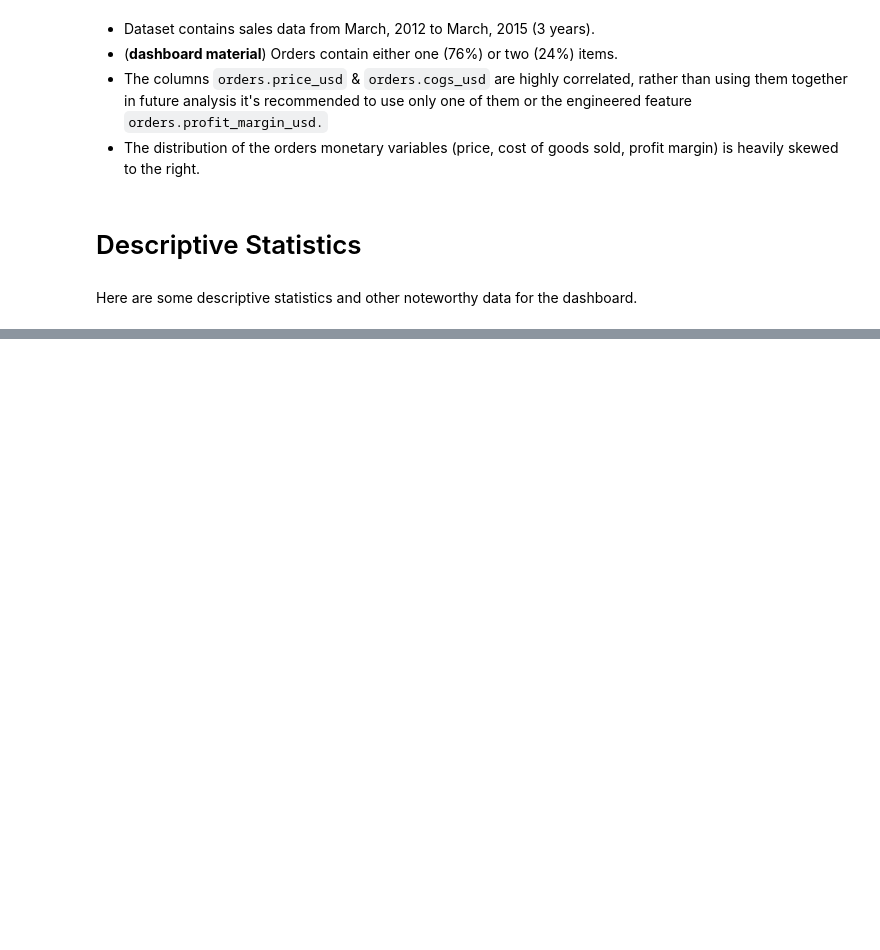
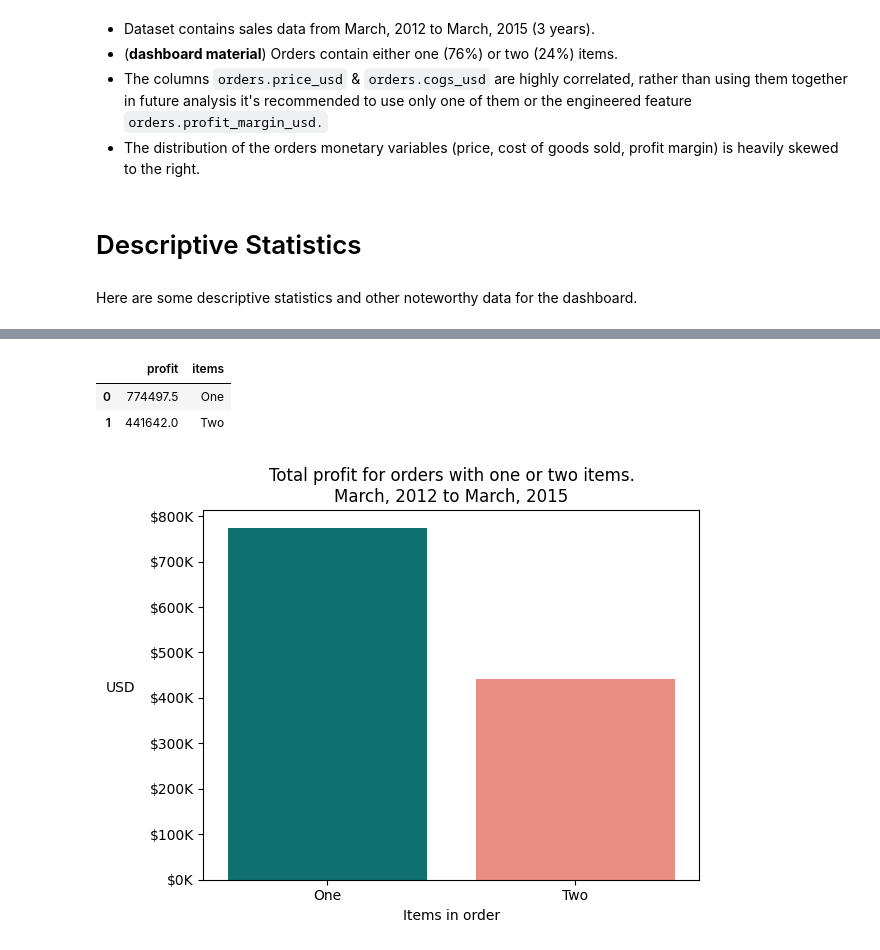
Before and after one commit to efrenchavez/2026_01_Toy_Store_E-Commerce, a Jupyter notebook: jupyter/eda.ipynb, the cells around one changed output, grey strips where cells are left out. Saved outputs shown, nothing was run; the diff lists cells and outputs as text; code cells hidden in the pictures; blank space fills up the shorter version.

```diff
--- a/jupyter/eda.ipynb
+++ b/jupyter/eda.ipynb
@@ -1059,0 +1094,22 @@ Here are some descriptive statistics and other noteworthy data for the dashboard
+# %%
+pie_chart_data = pd.DataFrame(
+    [orders[orders['items_purchased'] == 1]['profit_margin_usd'].sum(),
+     orders[orders['items_purchased'] == 2]['profit_margin_usd'].sum()])
+pie_chart_data = pie_chart_data.rename(columns={pie_chart_data.columns[0]: 'profit'})
+pie_chart_data['items'] = ['One', 'Two']
+pie_chart_data
+# %% [output]
+|  | profit | items |
+| 0 | 774497.5 | One |
+| 1 | 441642.0 | Two |
+# %%
+ax = sns.barplot(data=pie_chart_data, x='items', y='profit', hue='items',
+                 palette=['teal','salmon'])
+ax.set_yticks([x*100000 for x in range(0, 9)])
+ax.set_yticklabels([f'${x*100}K' for x in range(0, 9)], rotation=0)
+plt.xlabel('Items in order')
+plt.ylabel('USD', rotation=0, ha='right', labelpad=10)
+plt.title('Total profit for orders with one or two items.\nMarch, 2012 to March, 2015')
+plt.show()
+# %% [output]
+[figure, added]
```
Also changed, not shown: parts of 6 cells of this notebook, 2 other files.
